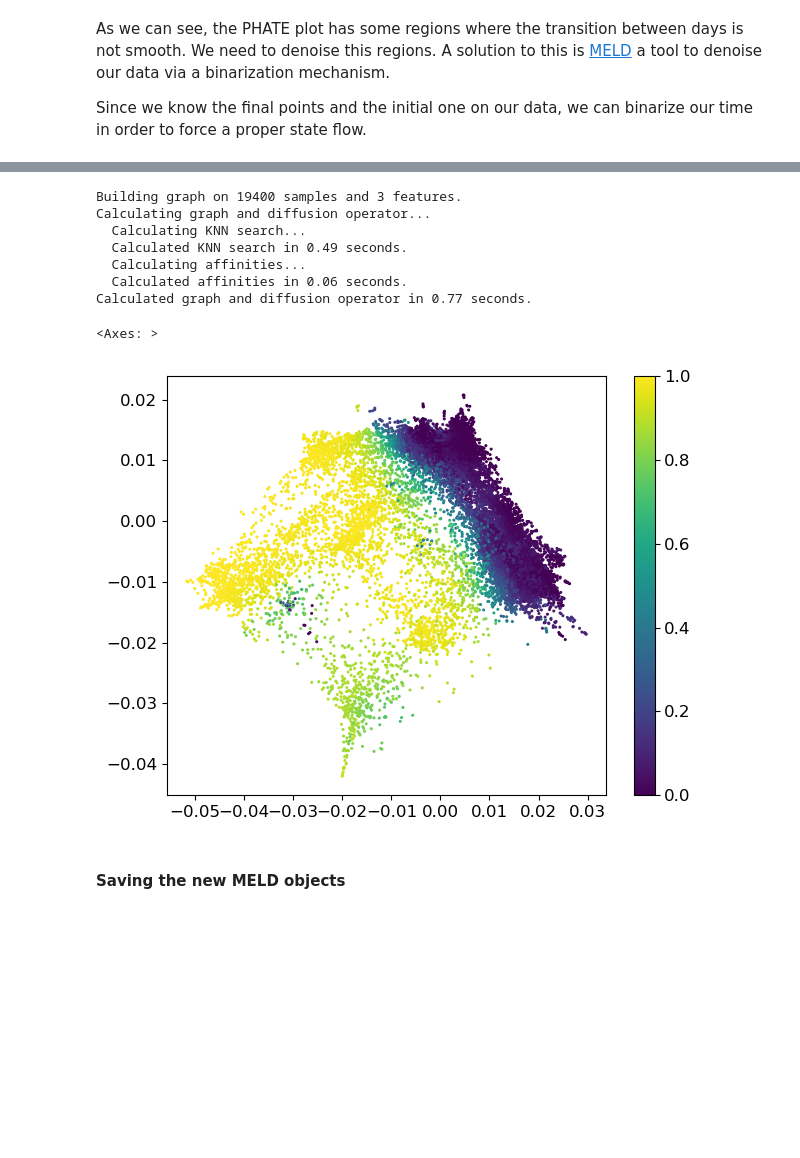
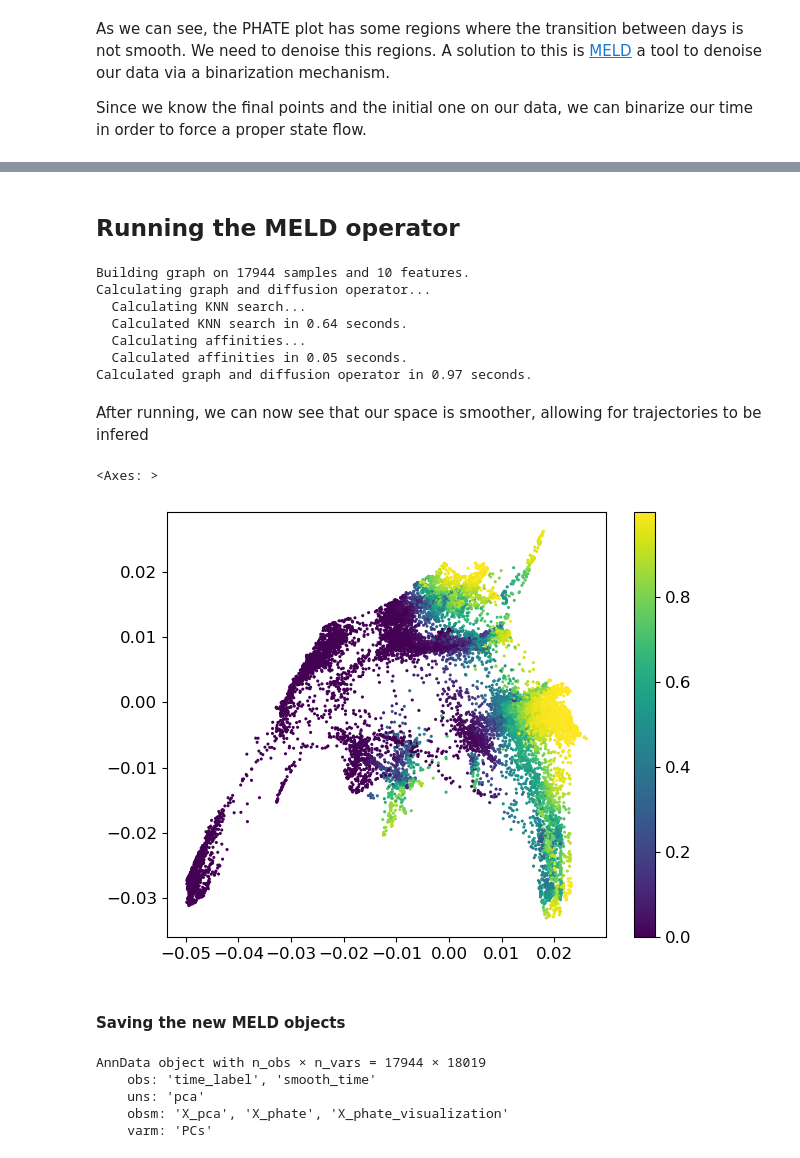
Before and after one commit to KrishnaswamyLab/omics_toolbox, a Jupyter notebook: notebooks/MIOFlow/3-time-pseudotime-meld.ipynb, the cells around one changed output, grey strips where cells are left out. Saved outputs shown, nothing was run; the diff lists cells and outputs as text; code cells hidden in the pictures; blank space fills up the shorter version.

```diff
--- a/notebooks/MIOFlow/3-time-pseudotime-meld.ipynb
+++ b/notebooks/MIOFlow/3-time-pseudotime-meld.ipynb
@@ -66,21 +66,35 @@ scprep.plot.scatter2d(adata.obsm['X_phate'], c=binary_time, figsize=(12,8), cmap
+# %% [markdown]
+## Running the MELD operator
 # %%
+import meld
 meld_op = meld.MELD()
-sample_densities = meld_op.fit_transform(X_phate, sample_labels=binary_time)
+sample_densities = meld_op.fit_transform(adata.obsm['X_phate'], sample_labels=binary_time)
 chd_likelihood = meld.normalize_densities(sample_densities)
 # %% [output]
-Building graph on 19400 samples and 3 features.
+Building graph on 17944 samples and 10 features.
 Calculating graph and diffusion operator...
   Calculating KNN search...
-  Calculated KNN search in 0.49 seconds.
+  Calculated KNN search in 0.64 seconds.
   Calculating affinities...
-  Calculated affinities in 0.06 seconds.
-Calculated graph and diffusion operator in 0.77 seconds.
+  Calculated affinities in 0.05 seconds.
+Calculated graph and diffusion operator in 0.97 seconds.
+# %% [markdown]
+After running, we can now see that our space is smoother, allowing for trajectories to be infered
 # %%
-scprep.plot.scatter2d(X_phate, c=chd_likelihood[False], cmap='viridis')
+scprep.plot.scatter2d(adata.obsm['X_phate_visualization'], c=chd_likelihood[False], cmap='viridis')
 # %% [output]
 <Axes: >
-[figure, old version]
+[figure, new version]
 # %% [markdown]
 #### Saving the new MELD objects
+# %%
+adata.obs['smooth_time'] = chd_likelihood[False].to_numpy()
+adata
+# %% [output]
+AnnData object with n_obs × n_vars = 17944 × 18019
+    obs: 'time_label', 'smooth_time'
+    uns: 'pca'
+    obsm: 'X_pca', 'X_phate', 'X_phate_visualization'
+    varm: 'PCs'
 # %%
 PROCESSED_DATA_DIR = os.path.join('../../data', 'processed')
```
Also changed, not shown: parts of 5 cells of this notebook, 29 other files.
